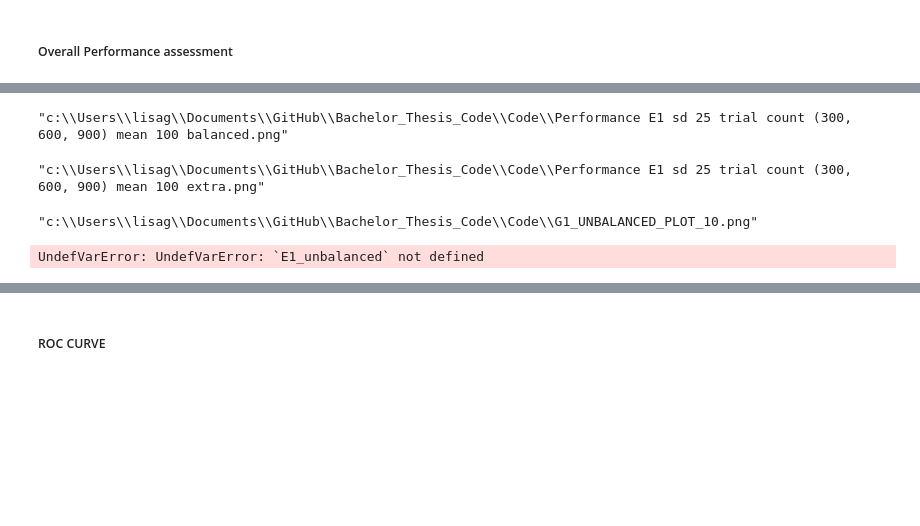
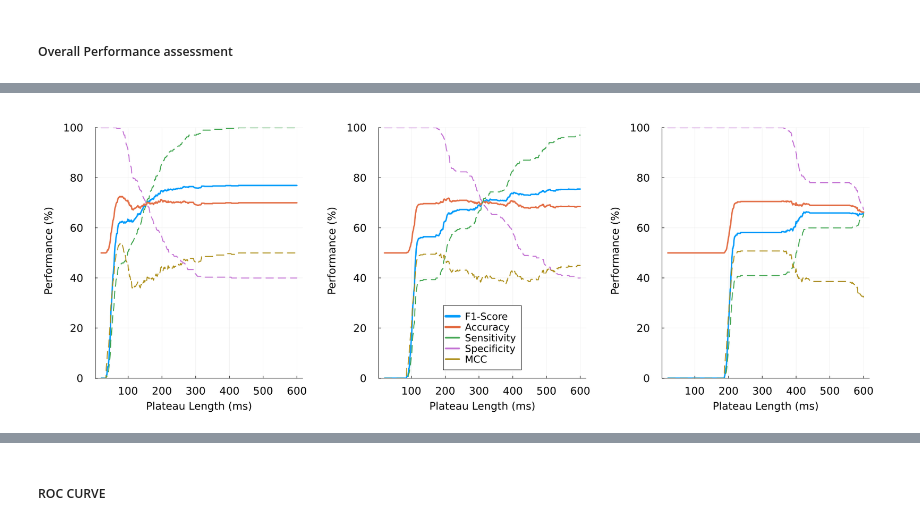
Before and after one commit to goody139/bachelor-thesis, a Jupyter notebook: Code/Plotting.ipynb, the cells around one changed output, grey strips where cells are left out. Saved outputs shown, nothing was run; the diff lists cells and outputs as text; code cells hidden in the pictures; blank space fills up the shorter version.

```diff
--- a/Code/Plotting.ipynb
+++ b/Code/Plotting.ipynb
@@ -370,7 +369,7 @@ G2_unbalanced = load_performances(file_path=file_path7, experiment_name="target_
 # %% [markdown]
 ##### Overall Performance assessment
 # %%
-file_path = "./Experiment_Results_Data_Dendritic_Trees/side_experiments/side_experiments.jls"
+file_path = "./Experiment_Results_Data_Dendritic_Trees/target_E1/performances_E1.jls"
 for k in keys(load_performances(file_path=file_path))
     println(k)
 end
@@ -395,81 +386,30 @@ target_E1_balanced_uniform_10_50_extra_condition
-# %%
-file_path = "./Experiment_Results_Data_Dendritic_Trees/target_E1/performances_E1.jls"
-balanced_E1 = load_performances(file_path=file_path, experiment_name="target_E1_balanced_gaussian_sd_25")
-
-file_path = "./Experiment_Results_Data_Dendritic_Trees/side_experiments/side_experiments.jls"
-bias_1_10 = load_performances(file_path=file_path, experiment_name="target_E1_balanced_gaussian_sd_25_trial_count_300")
-bias_1_100 = load_performances(file_path=file_path, experiment_name="target_E1_balanced_gaussian_sd_25_trial_count_900")
-
-experiment_filename="Performance E1 sd 25 trial count (300, 600, 900) mean 100 balanced.png"
-plot1 = draw_special(balanced_E1[100],string(distname))
-plot2 = draw_special(bias_1_10[100],string(distname), legend=true)
-plot3 = draw_special(bias_1_100[100],string(distname))
-combined_plot = plot(plot1, plot2, plot3,  layout=(1,3), size=(1800, 650), margin=8mm)
-savefig(combined_plot, experiment_filename)
-# %% [output]
-"c:\\Users\\lisag\\Documents\\GitHub\\Bachelor_Thesis_Code\\Code\\Performance E1 sd 25 trial count (300, 600, 900) mean 100 balanced.png"
-# %%
-file_path = "./Experiment_Results_Data_Dendritic_Trees/target_E1/performances_E1.jls"
-balanced_E1 = load_performances(file_path=file_path, experiment_name="target_E1_balanced_gaussian_sd_25_extra_condition")
-
-file_path = "./Experiment_Results_Data_Dendritic_Trees/side_experiments/side_experiments.jls"
-bias_1_10 = load_performances(file_path=file_path, experiment_name="target_E1_balanced_gaussian_sd_25_extra_condition_trial_count_300")
-bias_1_100 = load_performances(file_path=file_path, experiment_name="target_E1_balanced_gaussian_sd_25_extra_condition_trial_count_900")
-
-experiment_filename="Performance E1 sd 25 trial count (300, 600, 900) mean 100 extra.png"
-plot1 = draw_special(balanced_E1[100],string(distname))
-plot2 = draw_special(bias_1_10[100],string(distname), legend=true)
-plot3 = draw_special(bias_1_100[100],string(distname))
-combined_plot = plot(plot1, plot2, plot3,  layout=(1,3), size=(1800, 650), margin=8mm)
-savefig(combined_plot, experiment_filename)
-# %% [output]
-"c:\\Users\\lisag\\Documents\\GitHub\\Bachelor_Thesis_Code\\Code\\Performance E1 sd 25 trial count (300, 600, 900) mean 100 extra.png"
-# %%
-target = "G1"
-distname= gaussian
-sd = "10"
-file_path = "./Experiment_Results_Data_Dendritic_Trees/target_G/performances_"*target*".jls"
-
-experiment_filename = ""*target*"_UNBALANCED_PLOT_"*sd*""
-performances = load_performances(file_path=file_path, experiment_name="target_"*target*"_UNBALANCED_gaussian_sd_"*sd*"")
-plot1 = draw_special(performances[50],string(distname), balanced=false)
-plot2 = draw_special(performances[100],string(distname), balanced=false)
-plot3 = draw_special(performances[200],string(distname), balanced=false)
-combined_plot = plot(plot1, plot2, plot3,  layout=(1,3), size=(1800, 650), margin=8mm)
-savefig(combined_plot, experiment_filename)
-# %% [output]
-"c:\\Users\\lisag\\Documents\\GitHub\\Bachelor_Thesis_Code\\Code\\G1_UNBALANCED_PLOT_10.png"
 # %%
-target = "D1"
+target = "E1"
 distname= gaussian
 sd = "10"
 
 # UNBALANCED
 experiment_filename = ""*target*"_UNBALANCED_PLOT_"*sd*""
-performances = E1_unbalanced
+performances = load_performances(file_path=file_path, experiment_name="target_"*"E1"*"_UNBALANCED_gaussian_sd_"*sd*"")
 plot1 = draw_special(performances[50],string(distname); balanced=false)
 plot2 = draw_special(performances[100],string(distname); balanced=false)
 plot3 = draw_special(performances[200],string(distname); balanced=false)
 combined_plot = plot(plot1, plot2, plot3,  layout=(1,3), size=(1800, 650), margin=8mm)
-#savefig(combined_plot, experiment_filename)
 
 # EXTRA CONDITION
 experiment_filename = ""*target*"_EXTRA_PLOT_"*sd*""
-performances= E1_extra
+performances = load_performances(file_path=file_path, experiment_name="target_"*"E1"*"_balanced_gaussian_sd_"*sd*"_extra_condition")
 plot1 = draw_special(performances[50],string(distname))
 plot2 = draw_special(performances[100],string(distname))
 plot3 = draw_special(performances[200],string(distname))
 combined_plot = plot(plot1, plot2, plot3,  layout=(1,3), size=(1800, 650), margin=8mm)
-#savefig(combined_plot, experiment_filename)
 
 # BALANCED
 experiment_filename = ""*target*"_balanced_PLOT_"*sd*""
-E1_balanced = load_performances(file_path=file_path, experiment_name="target_"*"E1"*"_balanced_gaussian_sd_"*sd*"")
-performances = E1_balanced
+performances = load_performances(file_path=file_path, experiment_name="target_"*"E1"*"_balanced_gaussian_sd_"*sd*"")
 plot1 = draw_special(performances[50],string(distname))
 plot2 = draw_special(performances[100],string(distname), legend=true)
 plot3 = draw_special(performances[200],string(distname))
 combined_plot = plot(plot1, plot2, plot3,  layout=(1,3), size=(1800, 650), margin=8mm)
-savefig(combined_plot, experiment_filename)
 # %% [output]
-UndefVarError: UndefVarError: `E1_unbalanced` not defined
+[figure, added]
```
Also changed, not shown: parts of 9 cells of this notebook.
